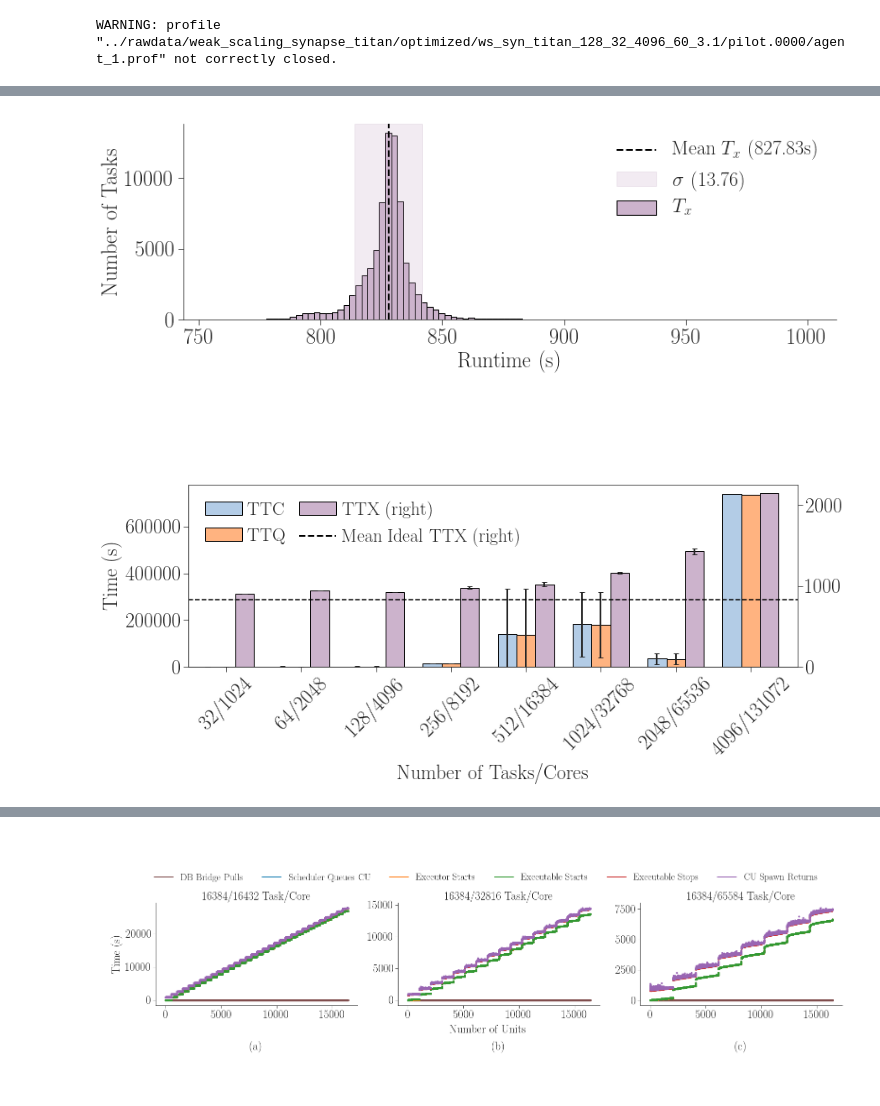
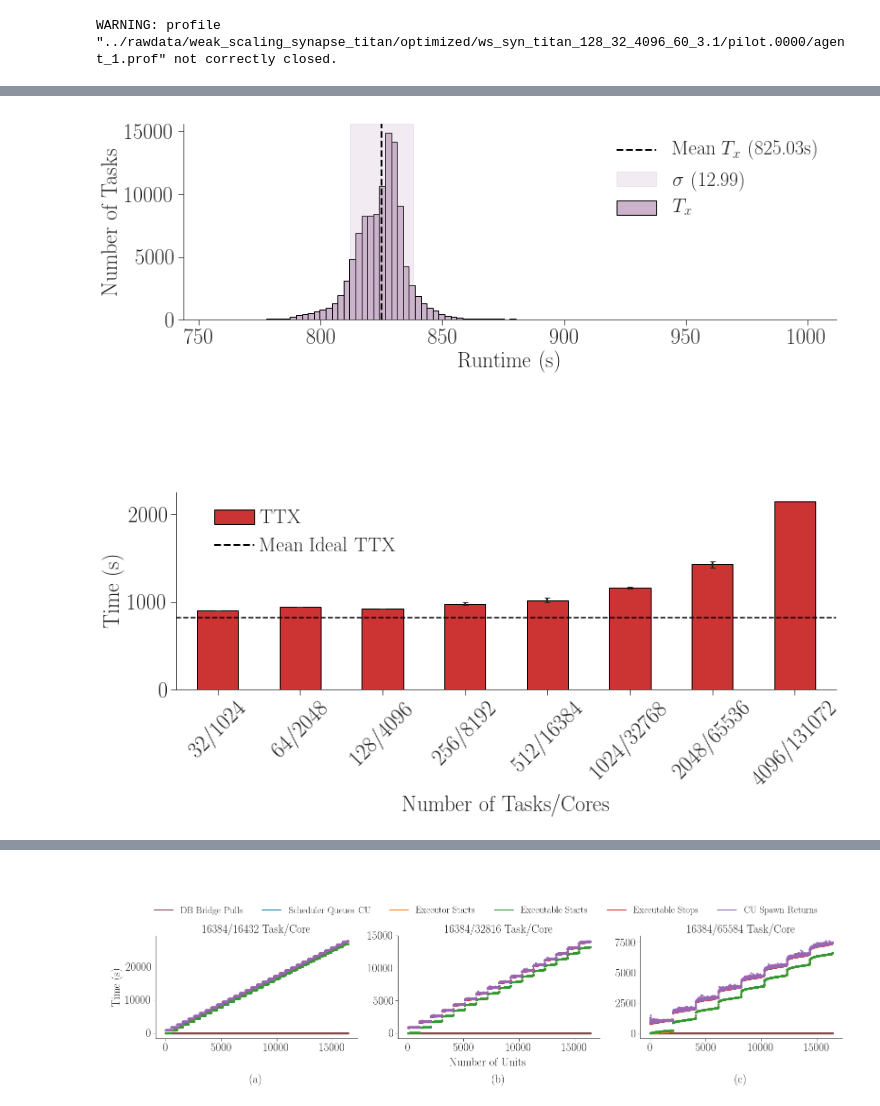
Before and after one commit to radical-experiments/rp.paper, a Jupyter notebook: analysis/rp_paper_plots.ipynb, the cells around one changed output, grey strips where cells are left out. Drawn from its saved outputs; the diff is of its cells as text; code cells hidden in the pictures.

Commit message:
Iteration plots paper

```diff
--- a/analysis/rp_paper_plots.ipynb
+++ b/analysis/rp_paper_plots.ipynb
@@ -28,7 +28,7 @@ Synapse: Strong Scaling: Total number of successful runs: 6
 Synapse: Strong Scaling: Total number of pilots: 6
 Synapse: Strong Scaling: Total number of units: 98304
 # %%
-sws = sws_sessions[sws_sessions.experiment == 'exp1'][
+sws = sws_sessions[
     ['nunit','TTC','P_LRMS_QUEUING','U_AGENT_QUEUING','U_AGENT_SCHEDULING','U_AGENT_QUEUING_EXEC','U_AGENT_EXECUTING']
         ].groupby(['nunit']).aggregate(
                 {'TTC'                 : ['mean','std'],
@@ -128,11 +128,12 @@ sources = ['%s/ws_syn_titan_32_32_1024_60_1.0'           % ws_path,
            '%s/ws_syn_titan_2048_32_65536_60_7.0'        % ws_path,
            '%s/ws_syn_titan_2048_32_65536_60_7.1'        % ws_path,
            '%s/ws_syn_titan_4096_32_131072_60_8.0'       % ws_path,
+           '%s/rp.session.titan-ext2.itoman.017467.0000' % ss_path,
            '%s/rp.session.titan-ext1.itoman.017473.0000' % ss_path,
            '%s/rp.session.titan-ext1.itoman.017491.0004' % ss_path,
            '%s/rp.session.titan-ext1.itoman.017492.0001' % ss_path,
-           '%s/rp.session.titan-ext2.itoman.017467.0000' % ss_path]
-
+           '%s/rp.session.titan-ext1.itoman.017501.0001' % ss_path,
+           '%s/rp.session.titan-ext1.itoman.017503.0000' % ss_path]
 
 for dname in UNIT_DURATIONS:
     data[dname]  = list()
@@ -207,48 +189,46 @@ ax.legend(['Mean $T_x$ (%ss)' %  round(data_mean, 2),
 plt.savefig('figures/paper_titan_rp_synapse_tx_distribution.pdf', dpi=300, bbox_inches='tight')
 plt.savefig('figures/screen_titan_rp_synapse_tx_distribution.png')
 # %% [output]
-[figure, old version]
+[figure, new version]
 # %%
 fig, ax = fig_setup(figsize=(13,4))
 
 # Plot means and std bars
-sws['TTC'].reset_index().plot.bar(
-    x='nunit', y='mean', yerr='std',
-    position=1.5, width=0.25, color=tableau20[1], ax=ax, rot=45,
-    #label='TTC'
-    legend=False)
+# sws['TTC'].reset_index().plot.bar(
+#     x='nunit', y='mean', yerr='std',
+#     position=1.5, width=0.25, color=tableau20[1], ax=ax, rot=45,
+#     legend=False)
 
-sws['TTQ'].reset_index().plot.bar(
-    x='nunit', y='mean', yerr='std',
-    position=0.5, width=0.25, color=tableau20[3], ax=ax, rot=45,
-    #label='TTQ')
-    legend=False)
+# sws['TTQ'].reset_index().plot.bar(
+#     x='nunit', y='mean', yerr='std',
+#     position=0.5, width=0.25, color=tableau20[3], ax=ax, rot=45,
+#     legend=False)
 
 ax1 = sws['TTX'].reset_index().plot.bar(
     x='nunit', y='mean', yerr='std',
-    position=-0.5, width=0.25, color=tableau20[9], ax=ax, rot=45, secondary_y=True,
-    # label='TTX')
+    width=0.5, color=tableau20[6], ax=ax, rot=45, # position=-0.5, secondary_y=True,
     legend=False)
 
 ax1.axhline(y=np.mean(data['exec-app']), lw=1.5, color='black', ls='dashed')
 
 ax.set_xlabel('Number of Tasks/Cores')
 ax.set_ylabel('Time (s)')
 ax.set_ylim(0)
 ax.set_xlim(-0.5)
 
-fig.legend((mpl.patches.Patch(facecolor=tableau20[1]),
-            mpl.patches.Patch(facecolor=tableau20[3]),
-            mpl.patches.Patch(facecolor=tableau20[9]),
+fig.legend((#mpl.patches.Patch(facecolor=tableau20[1]),
+            #mpl.patches.Patch(facecolor=tableau20[3]),
+            mpl.patches.Patch(facecolor=tableau20[6]),
             mpl.lines.Line2D([], [], color='black', linestyle='dashed')),
-           ('TTC', 'TTQ', 'TTX (right)', 'Mean Ideal TTX (right)'),
+           (#'TTC', 'TTQ', 'TTX (right)', 'Mean Ideal TTX (right)'),
+           'TTX', 'Mean Ideal TTX'),
            'upper left',
-           ncol=2,
+           # ncol=2,
            columnspacing=0.75,
            handletextpad=0.3,
            bbox_to_anchor=(0.1175, 1.265))
 
 plt.savefig('figures/paper_titan_rp_synapse_weak_scaling.pdf', dpi=300, bbox_inches='tight')
 plt.savefig('figures/screen_titan_rp_synapse_weak_scaling.png')
 # %% [output]
-[figure, old version]
+[figure, new version]
```
Also changed, not shown: parts of 35 cells of this notebook, 22 other files.
